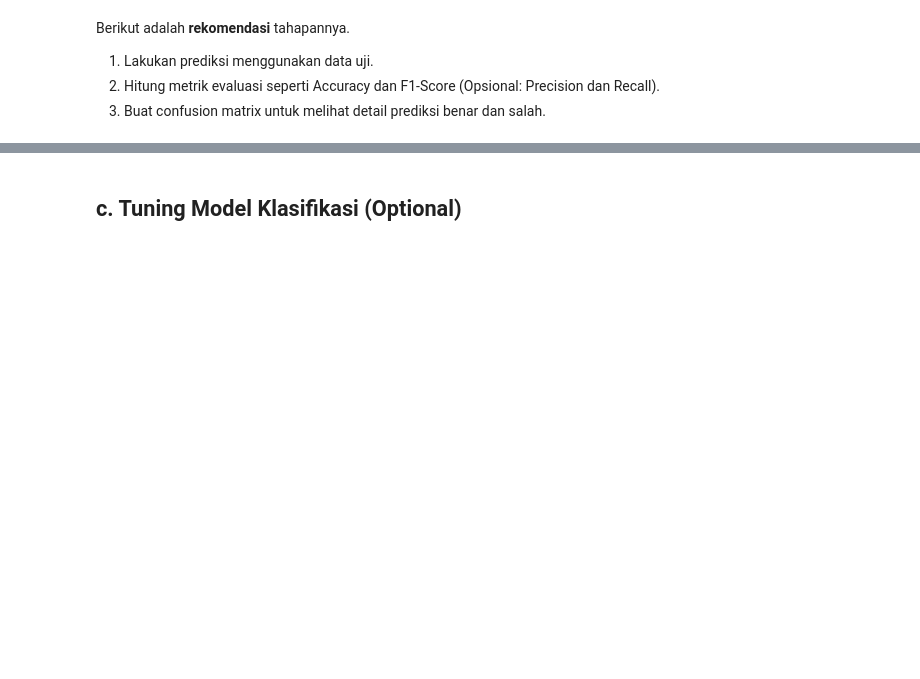
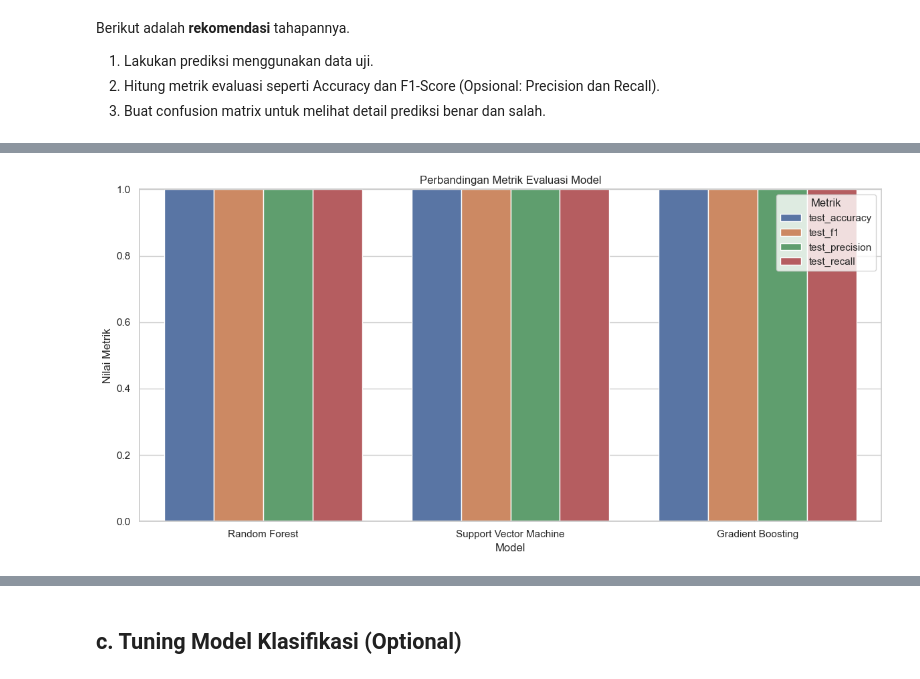
Before and after one commit to maybeitsai/social-welfare-pattern-analysis, a Jupyter notebook: [Klasifikasi]_Submission_Akhir_BMLP_HarryMardika.ipynb, the cells around one changed output, grey strips where cells are left out. Saved outputs shown, nothing was run; the diff lists cells and outputs as text; code cells hidden in the pictures; blank space fills up the shorter version.

```diff
--- a/[Klasifikasi]_Submission_Akhir_BMLP_HarryMardika.ipynb
+++ b/[Klasifikasi]_Submission_Akhir_BMLP_HarryMardika.ipynb
@@ -46,0 +325,18 @@ Tulis hasil evaluasi algoritma yang digunakan, jika Anda menggunakan 2 algoritma
+# %%
+# Visualisasi perbandingan metrik evaluasi
+results_df = pd.DataFrame(results)
+metrics = ['test_accuracy', 'test_f1', 'test_precision', 'test_recall']
+results_df_melted = pd.melt(results_df, id_vars=['model_name'], value_vars=metrics,
+                           var_name='Metric', value_name='Value')
+
+plt.figure(figsize=(12, 6))
+sns.barplot(x='model_name', y='Value', hue='Metric', data=results_df_melted)
+plt.title('Perbandingan Metrik Evaluasi Model')
+plt.xlabel('Model')
+plt.ylabel('Nilai Metrik')
+plt.ylim(0, 1)
+plt.legend(title='Metrik')
+plt.tight_layout()
+plt.show()
+# %% [output]
+[figure, added]
```
Also changed, not shown: parts of 45 cells of this notebook, 1 other file.
